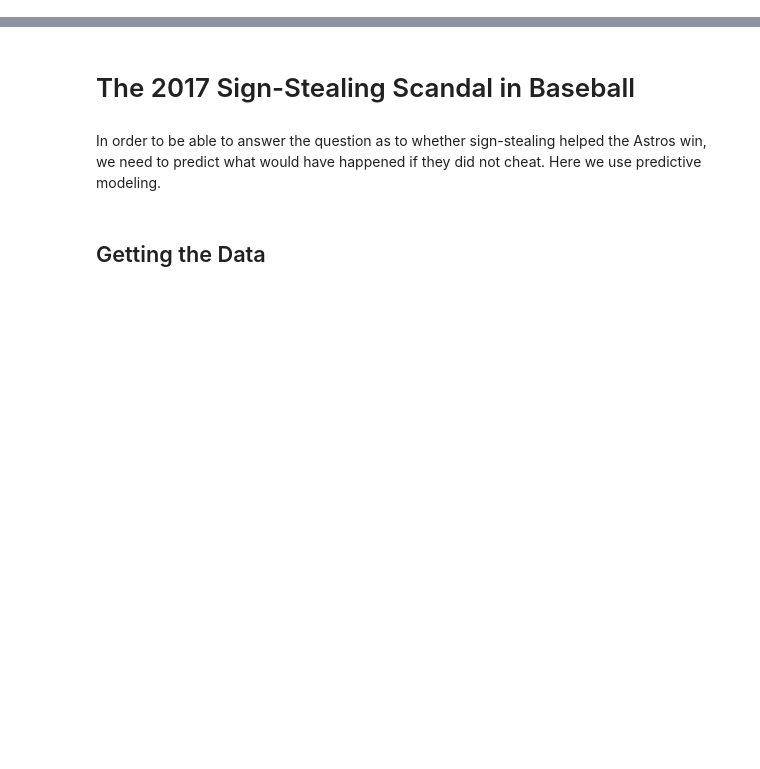
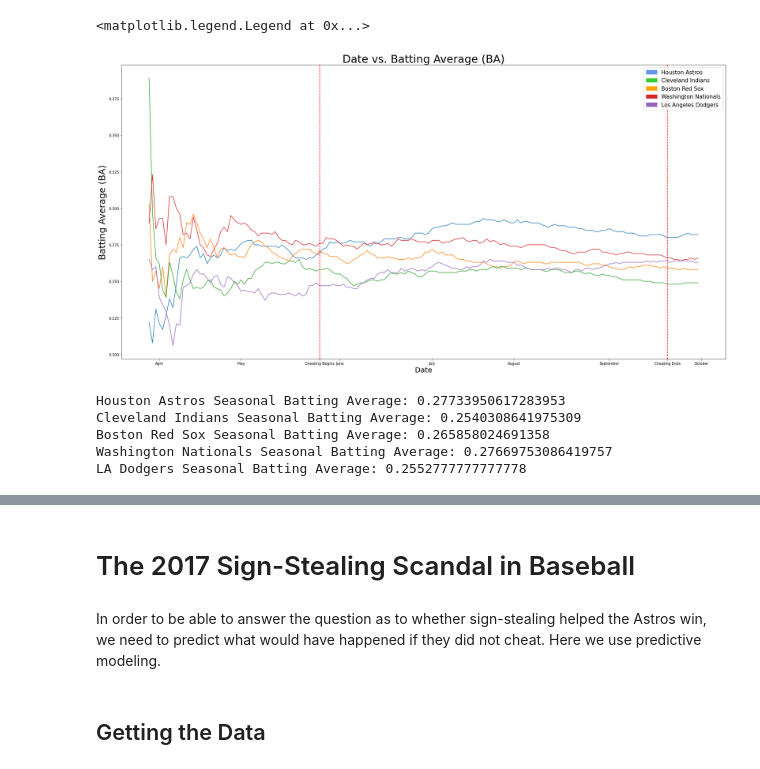
Before and after one commit to nicholas-greger/astros-project, a Jupyter notebook: Final.ipynb, the cells around one changed output, grey strips where cells are left out. Drawn from its saved outputs; the diff is of its cells as text; code cells hidden in the pictures; blank space fills up the shorter version.

```diff
--- a/Final.ipynb
+++ b/Final.ipynb
@@ -0,0 +36,32 @@
+# %%
+fig = plt.figure()
+
+for frame in [df1, redsox, dodgers, nationals,indians]:
+    plt.plot(df1['Date'], frame['BA'])
+plt.axvline(x=50, color = 'red',ls ='--')
+plt.axvline(x=152, color = 'red',ls ='--')
+xticks([3, 27,50, 56, 83, 107, 135, 152, 162], ['April', 'May', 'Cheating Begins', 'June', 'July', 'August', 'September','Cheating Ends', 'October'])
+plt.title('Date vs. Batting Average (BA)', fontsize = 30)
+plt.xlabel('Date', fontsize = 20)
+plt.ylabel('Batting Average (BA)', fontsize = 25)
+blue_patch = mpatches.Patch(color = 'cornflowerblue', label = 'Houston Astros')
+green_patch = mpatches.Patch(color = 'limegreen', label = 'Cleveland Indians')
+orange_patch = mpatches.Patch(color = 'orange', label = 'Boston Red Sox')
+red_patch = mpatches.Patch(color = 'tab:red', label = 'Washington Nationals')
+purple_patch = mpatches.Patch(color = 'tab:purple', label = 'Los Angeles Dodgers')
+plt.legend(handles = [blue_patch, green_patch, orange_patch, red_patch, purple_patch], fontsize = 15, loc = 'upper right')
+# %% [output]
+<matplotlib.legend.Legend at 0x...>
+[figure, added]
+# %%
+print('Houston Astros Seasonal Batting Average: '+ str(hba))
+print('Cleveland Indians Seasonal Batting Average: '+ str(iba))
+print('Boston Red Sox Seasonal Batting Average: '+ str(rsba))
+print('Washington Nationals Seasonal Batting Average: '+ str(nba))
+print('LA Dodgers Seasonal Batting Average: '+ str(dba))
+# %% [output]
+Houston Astros Seasonal Batting Average: 0.27733950617283953
+Cleveland Indians Seasonal Batting Average: 0.2540308641975309
+Boston Red Sox Seasonal Batting Average: 0.265858024691358
+Washington Nationals Seasonal Batting Average: 0.27669753086419757
+LA Dodgers Seasonal Batting Average: 0.2552777777777778
```
Also changed, not shown: parts of 25 cells of this notebook.
